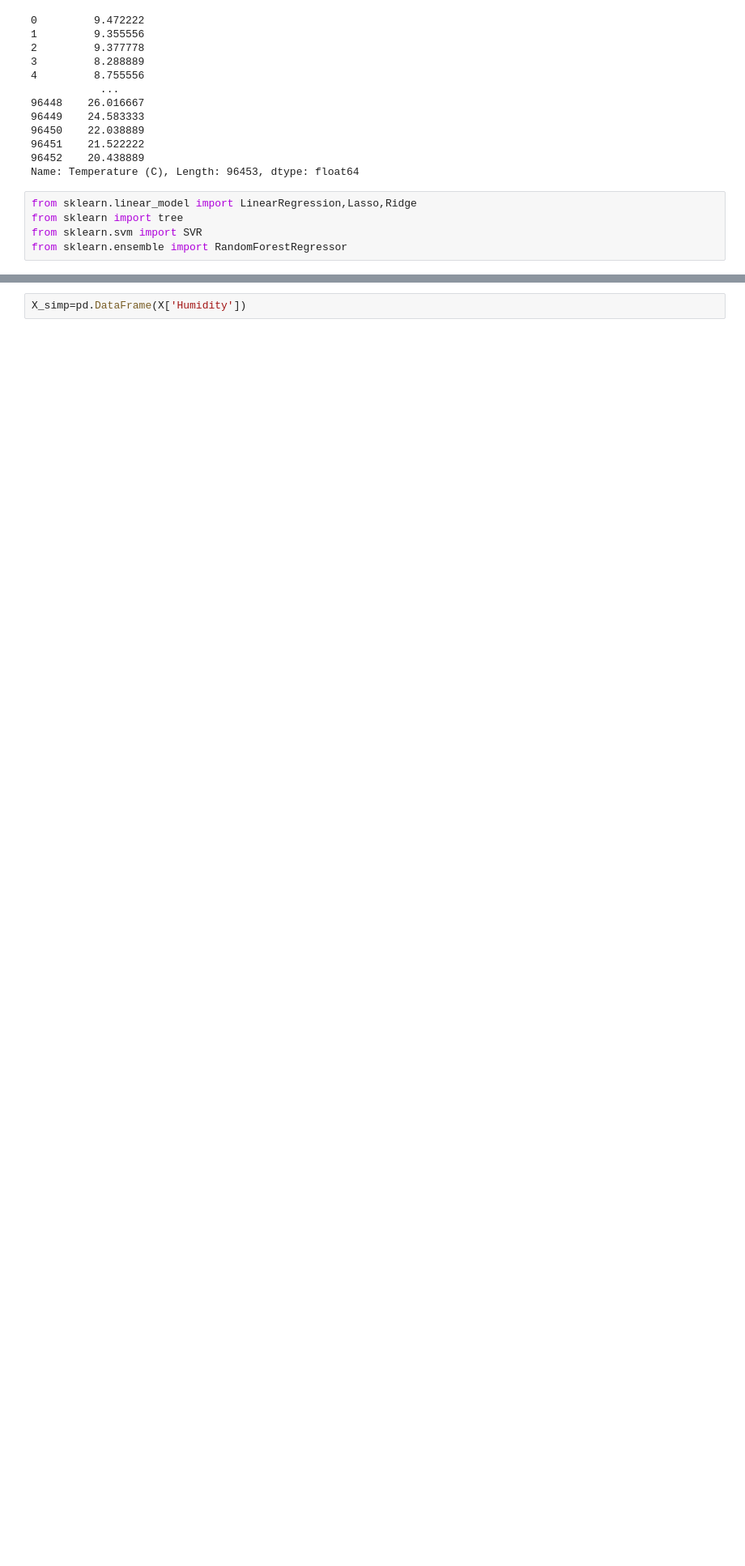
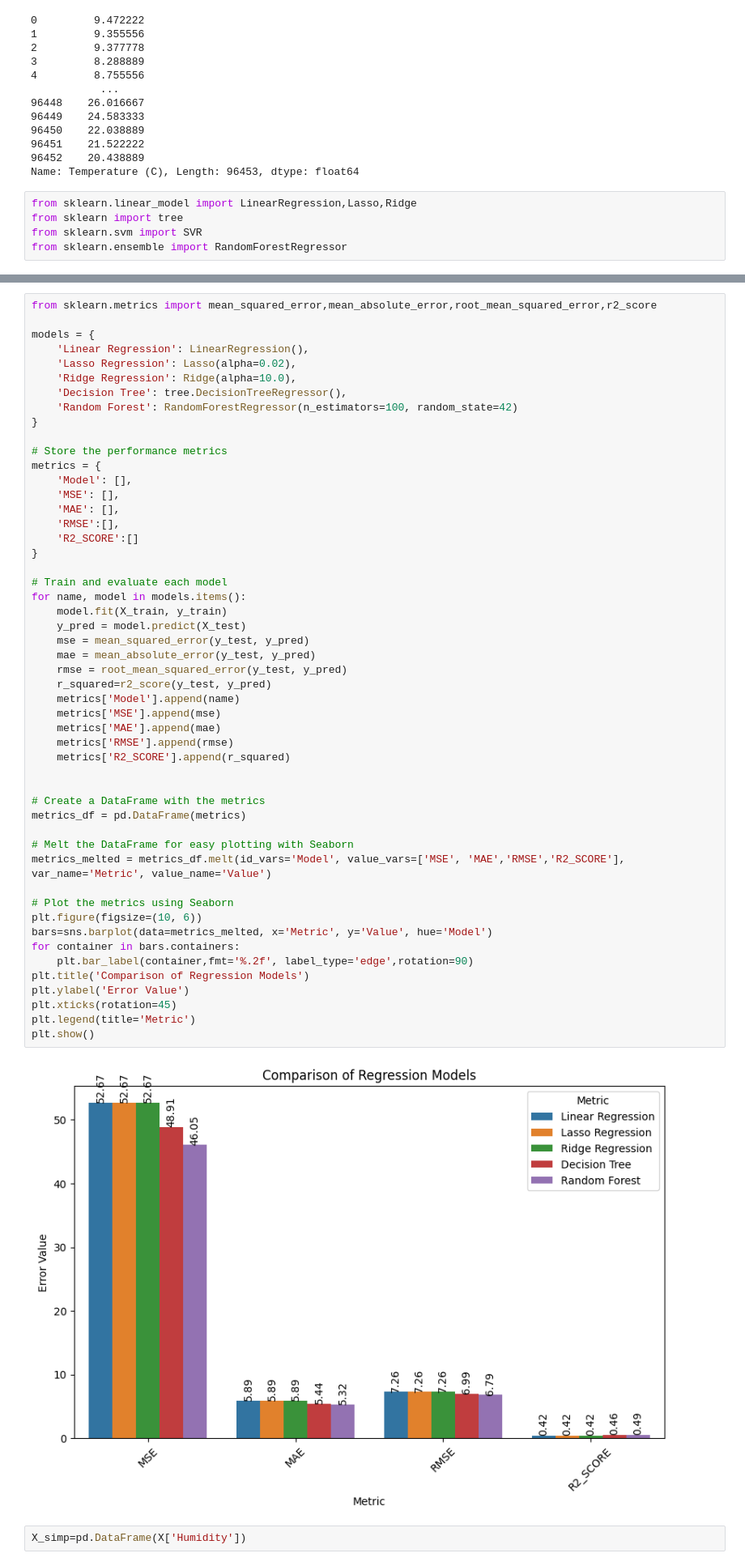
Before and after one commit to data-eater/python_practice_code, a Jupyter notebook: supervised_learning/regression2.ipynb, the cells around one changed output, grey strips where cells are left out. Shown at 81% size. Drawn from its saved outputs; the diff is of its cells as text; blank space fills up the shorter version.

Commit message:
Metrics added

```diff
--- a/supervised_learning/regression2.ipynb
+++ b/supervised_learning/regression2.ipynb
@@ -185,3 +136,56 @@ Random Forest Regression Mean Squared Error: 45.07422037163223
+# %%
+from sklearn.metrics import mean_squared_error,mean_absolute_error,root_mean_squared_error,r2_score
+
+models = {
+    'Linear Regression': LinearRegression(),
+    'Lasso Regression': Lasso(alpha=0.02),
+    'Ridge Regression': Ridge(alpha=10.0),
+    'Decision Tree': tree.DecisionTreeRegressor(),
+    'Random Forest': RandomForestRegressor(n_estimators=100, random_state=42)
+}
+
+# Store the performance metrics
+metrics = {
+    'Model': [],
+    'MSE': [],
+    'MAE': [],
+    'RMSE':[],
+    'R2_SCORE':[]
+}
+
+# Train and evaluate each model
+for name, model in models.items():
+    model.fit(X_train, y_train)
+    y_pred = model.predict(X_test)
+    mse = mean_squared_error(y_test, y_pred)
+    mae = mean_absolute_error(y_test, y_pred)
+    rmse = root_mean_squared_error(y_test, y_pred)
+    r_squared=r2_score(y_test, y_pred)
+    metrics['Model'].append(name)
+    metrics['MSE'].append(mse)
+    metrics['MAE'].append(mae)
+    metrics['RMSE'].append(rmse)
+    metrics['R2_SCORE'].append(r_squared)
+
+
+# Create a DataFrame with the metrics
+metrics_df = pd.DataFrame(metrics)
+
+# Melt the DataFrame for easy plotting with Seaborn
+metrics_melted = metrics_df.melt(id_vars='Model', value_vars=['MSE', 'MAE','RMSE','R2_SCORE'], var_name='Metric', value_name='Value')
+
+# Plot the metrics using Seaborn
+plt.figure(figsize=(10, 6))
+bars=sns.barplot(data=metrics_melted, x='Metric', y='Value', hue='Model')
+for container in bars.containers:
+    plt.bar_label(container,fmt='%.2f', label_type='edge',rotation=90)
+plt.title('Comparison of Regression Models')
+plt.ylabel('Error Value')
+plt.xticks(rotation=45)
+plt.legend(title='Metric')
+plt.show()
+# %% [output]
+[figure, added]
 # %%
 X_simp=pd.DataFrame(X['Humidity'])
 # %%
```
Also changed, not shown: parts of 3 cells of this notebook.
